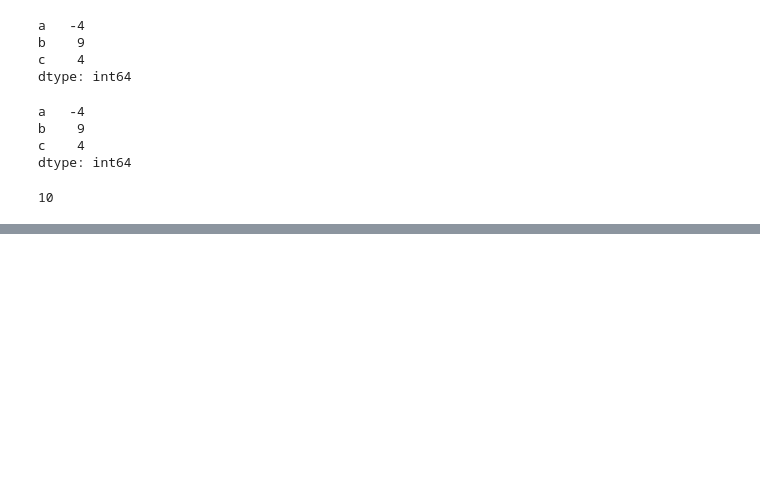
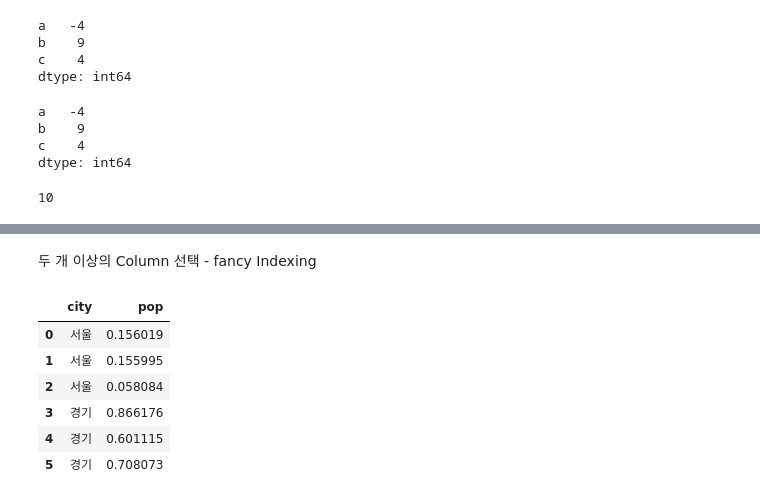
Before and after one commit to kim-dahun/python-study, a Jupyter notebook: py14_pandas.ipynb, the cells around one changed output, grey strips where cells are left out. Saved outputs shown, nothing was run; the diff lists cells and outputs as text; code cells hidden in the pictures; blank space fills up the shorter version.

```diff
--- a/py14_pandas.ipynb
+++ b/py14_pandas.ipynb
@@ -148,0 +377,12 @@ s2.loc['f']
+# %% [markdown]
+두 개 이상의 Column 선택 - fancy Indexing
+# %%
+x[['city','pop']]
+# %% [output]
+|  | city | pop |
+| 0 | 서울 | 0.156019 |
+| 1 | 서울 | 0.155995 |
+| 2 | 서울 | 0.058084 |
+| 3 | 경기 | 0.866176 |
+| 4 | 경기 | 0.601115 |
+| 5 | 경기 | 0.708073 |
```
Also changed, not shown: parts of 17 cells of this notebook.
